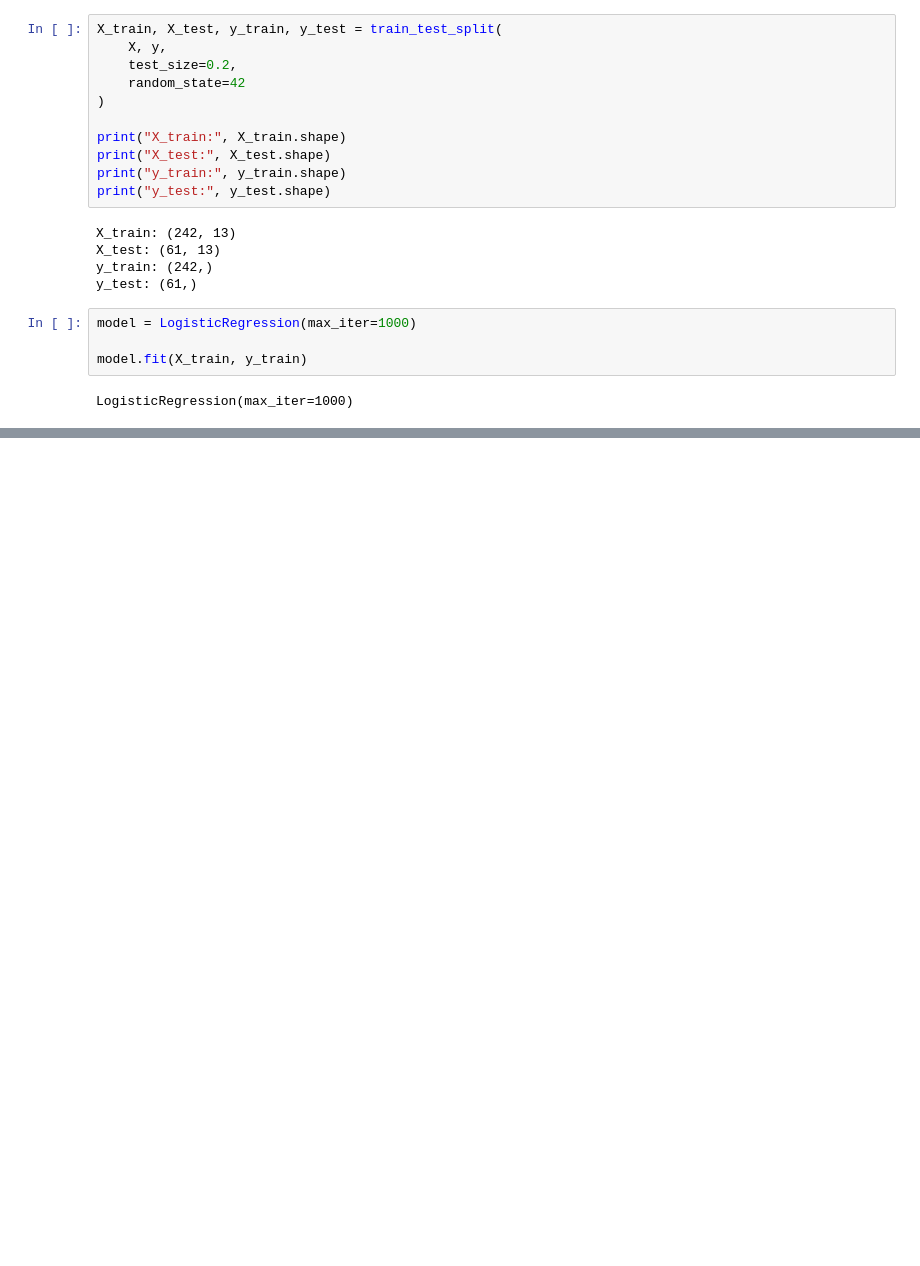
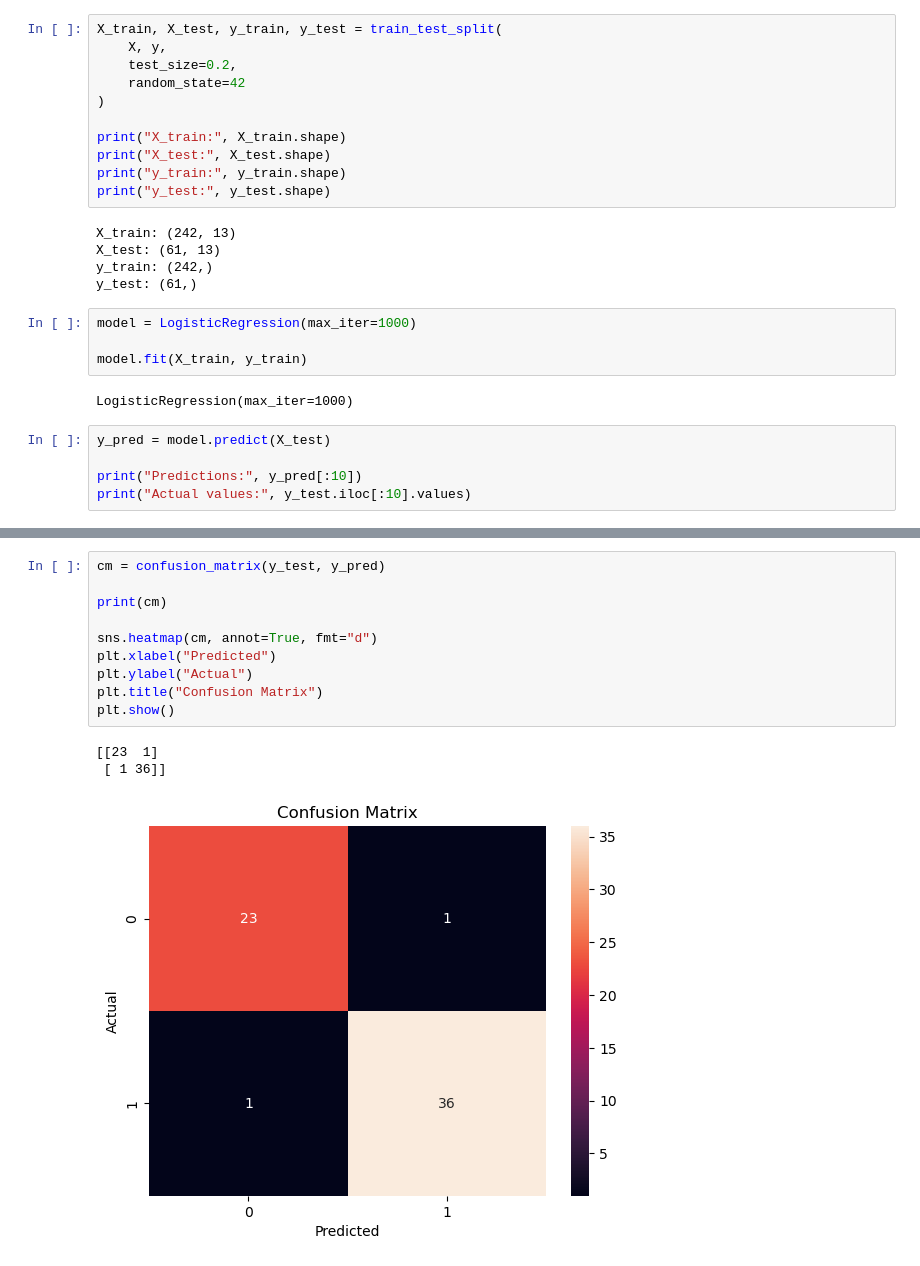
Before and after one commit to mdsohailalam0805-collab/ML-30-Day-Challenge, a Jupyter notebook: Day-06-Logistic-Regression-Heart-Disease/heart_disease_prediction.ipynb, the cells around one changed output, grey strips where cells are left out. Drawn from its saved outputs; the diff is of its cells as text; blank space fills up the shorter version.

```diff
--- a/Day-06-Logistic-Regression-Heart-Disease/heart_disease_prediction.ipynb
+++ b/Day-06-Logistic-Regression-Heart-Disease/heart_disease_prediction.ipynb
@@ -107,3 +111,8 @@ model = LogisticRegression(max_iter=1000)
 model.fit(X_train, y_train)
 # %% [output]
 LogisticRegression(max_iter=1000)
+# %%
+y_pred = model.predict(X_test)
+
+print("Predictions:", y_pred[:10])
+print("Actual values:", y_test.iloc[:10].values)
@@ -109,0 +130,14 @@ LogisticRegression(max_iter=1000)
+# %%
+cm = confusion_matrix(y_test, y_pred)
+
+print(cm)
+
+sns.heatmap(cm, annot=True, fmt="d")
+plt.xlabel("Predicted")
+plt.ylabel("Actual")
+plt.title("Confusion Matrix")
+plt.show()
+# %% [output]
+[[23  1]
+ [ 1 36]]
+[figure, added]
```
Also changed, not shown: parts of 5 cells of this notebook.
